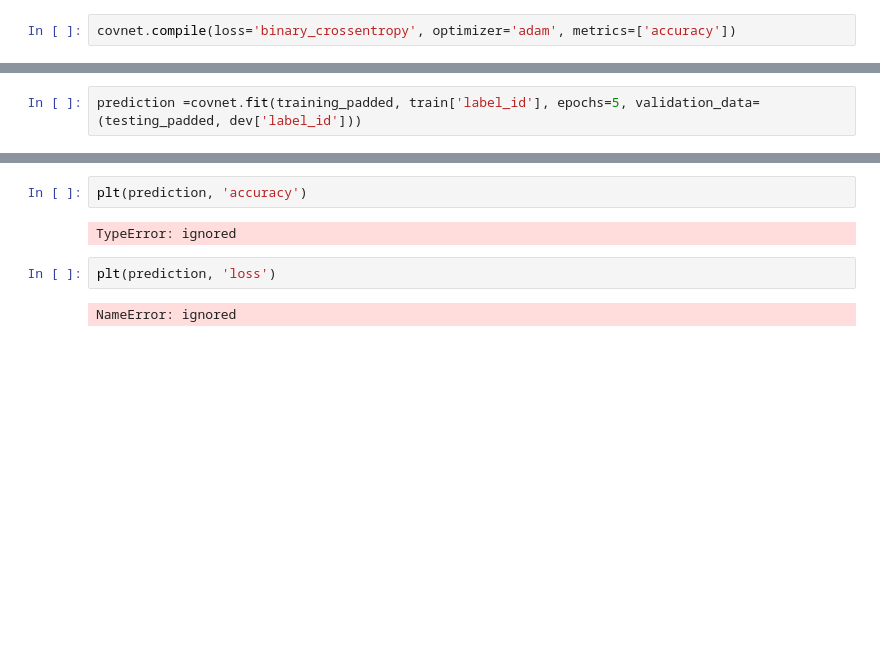
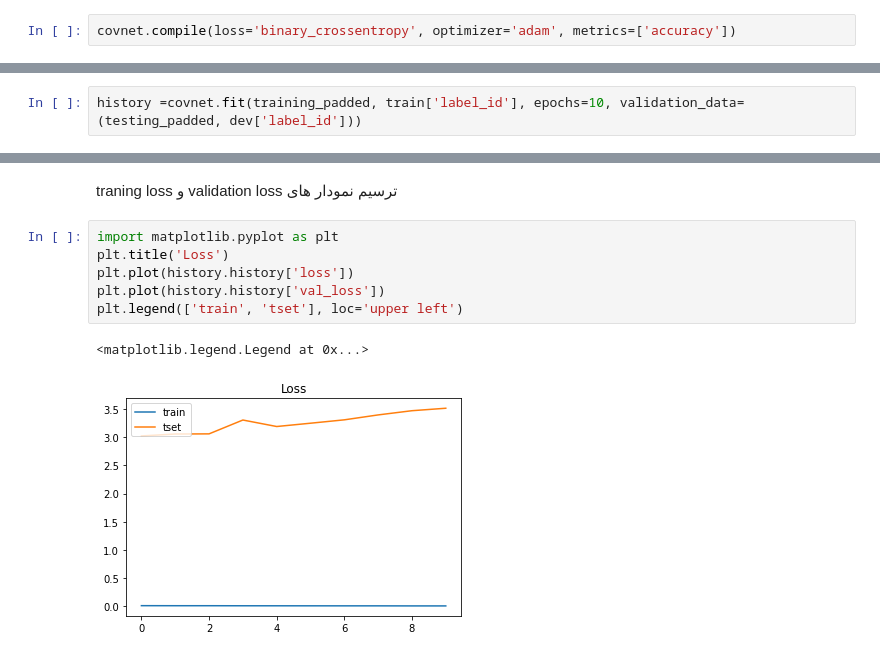
Before and after one commit to maedeamooshahi/datamining-6-7, a Jupyter notebook: Untitled27.ipynb, the cells around one changed output, grey strips where cells are left out. Drawn from its saved outputs; the diff is of its cells as text; blank space fills up the shorter version.

```diff
--- a/Untitled27.ipynb
+++ b/Untitled27.ipynb
@@ -154,3 +168,3 @@ covnet.compile(loss='binary_crossentropy', optimizer='adam', metrics=['accuracy'
 # %%
-prediction =covnet.fit(training_padded, train['label_id'], epochs=5, validation_data=(testing_padded, dev['label_id']))
+history =covnet.fit(training_padded, train['label_id'], epochs=10, validation_data=(testing_padded, dev['label_id']))
 # %% [output]
@@ -167,8 +191,11 @@ Epoch 5/5
-# %%
-plt(prediction, 'accuracy')
-# %% [output]
-TypeError: ignored
-# %%
-plt(prediction, 'loss')
-# %% [output]
-NameError: ignored
+# %% [markdown]
+traning loss و validation loss ترسیم نمودار های
+# %%
+import matplotlib.pyplot as plt
+plt.title('Loss')
+plt.plot(history.history['loss'])
+plt.plot(history.history['val_loss'])
+plt.legend(['train', 'tset'], loc='upper left')
+# %% [output]
+<matplotlib.legend.Legend at 0x...>
+[figure, added]
```
Also changed, not shown: parts of 11 cells of this notebook.
